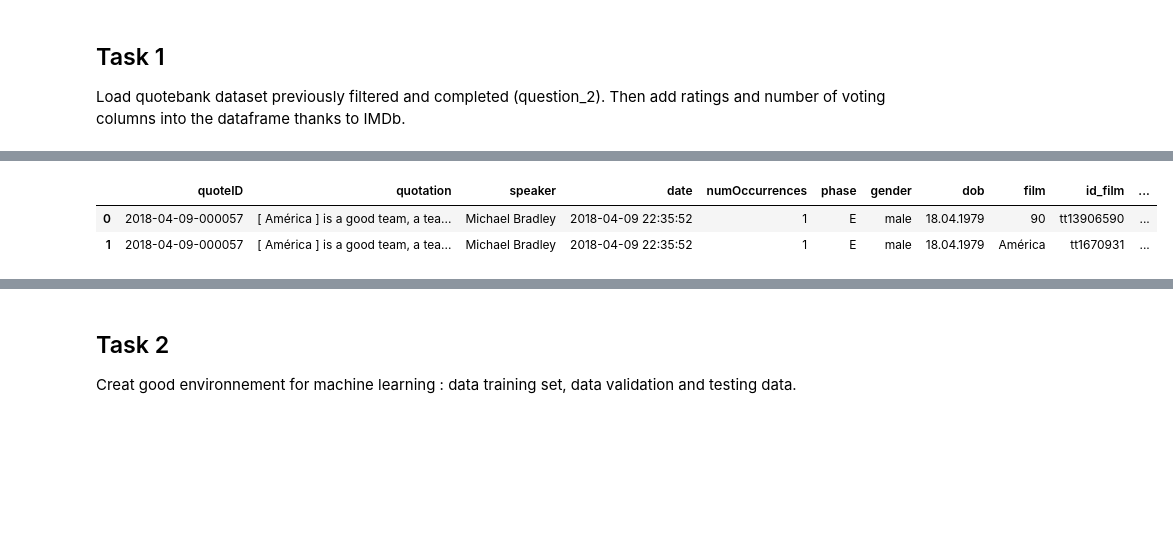
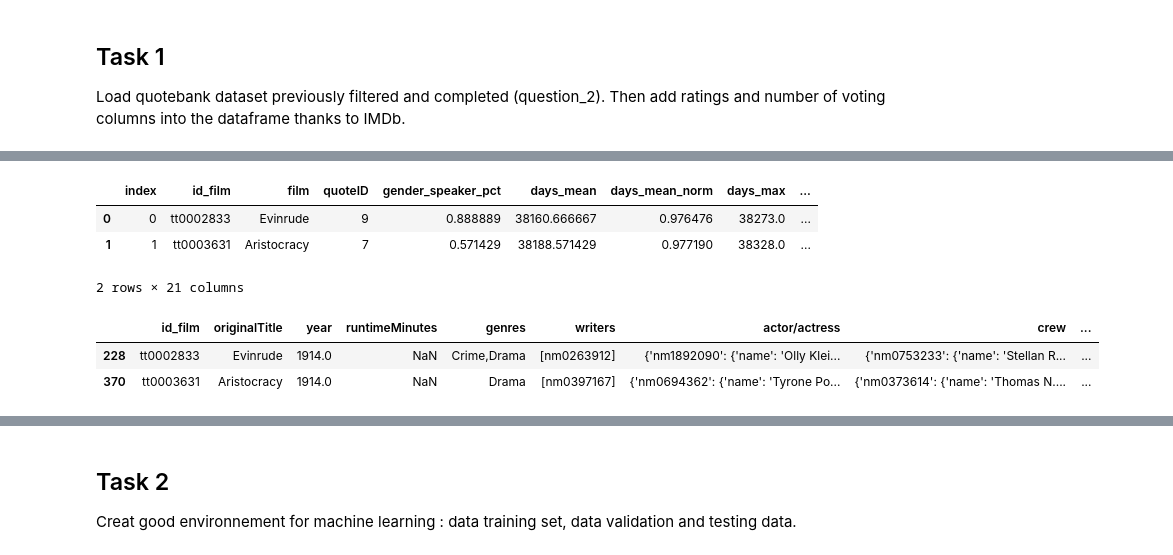
Before and after one commit to epfl-ada/ada-2021-project-escouade, a Jupyter notebook: src/Question_3.ipynb, the cells around one changed output, grey strips where cells are left out. Saved outputs shown, nothing was run; the diff lists cells and outputs as text; code cells hidden in the pictures; blank space fills up the shorter version.

```diff
--- a/src/Question_3.ipynb
+++ b/src/Question_3.ipynb
@@ -48,0 +17,4 @@ Sample quotebank:
+# %%
+df_Q3 = pd.read_pickle('../generated/QUOTEBANK/df_Q3.pickle')
+df_Q3.reset_index(inplace = True)
+df_Q3.head(5)
@@ -56,9 +50,10 @@ df_ratings.rename(columns={'tconst': 'id_film'}, inplace=True)
 # %%
 #insert columns numVotes and averageRating to quotebank
-df_ML = pd.merge(df_quotebank,df_ratings,on='id_film',how='left')
+df_Q3 = pd.merge(df_Q3,df_ratings,on='id_film',how='left')
 # %%
-df_ML.head(2)
+df_Q3.head(2)
 # %% [output]
-|  | quoteID | quotation | speaker | date | numOccurrences | phase | gender | dob | film | id_film | ... |
-| 0 | 2018-04-09-000057 | [ América ] is a good team, a tea... | Michael Bradley | 2018-04-09 22:35:52 | 1 | E | male | 18.04.1979 | 90 | tt13906590 | ... |
-| 1 | 2018-04-09-000057 | [ América ] is a good team, a tea... | Michael Bradley | 2018-04-09 22:35:52 | 1 | E | male | 18.04.1979 | América | tt1670931 | ... |
+|  | index | id_film | film | quoteID | gender_speaker_pct | days_mean | days_mean_norm | days_max | ... |
+| 0 | 0 | tt0002833 | Evinrude | 9 | 0.888889 | 38160.666667 | 0.976476 | 38273.0 | ... |
+| 1 | 1 | tt0003631 | Aristocracy | 7 | 0.571429 | 38188.571429 | 0.977190 | 38328.0 | ... |
+2 rows × 21 columns
@@ -64,0 +70,7 @@ df_ML.head(2)
+# %%
+IMDb_final.rename(columns={'tconst': 'id_film'}, inplace=True)
+IMDb_final.head(2)
+# %% [output]
+|  | id_film | originalTitle | year | runtimeMinutes | genres | writers | actor/actress | crew | ... |
+| 228 | tt0002833 | Evinrude | 1914.0 | NaN | Crime,Drama | [nm0263912] | {'nm1892090': {'name': 'Olly Klei... | {'nm0753233': {'name': 'Stellan R... | ... |
+| 370 | tt0003631 | Aristocracy | 1914.0 | NaN | Drama | [nm0397167] | {'nm0694362': {'name': 'Tyrone Po... | {'nm0373614': {'name': 'Thomas N.... | ... |
```
Also changed, not shown: parts of 30 cells of this notebook.
